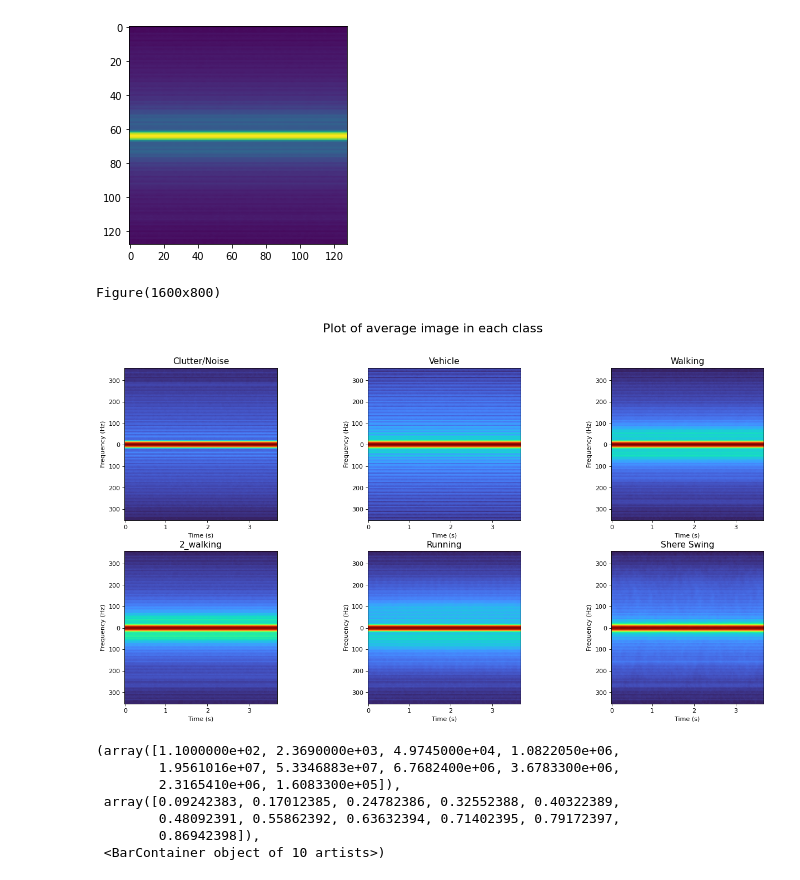
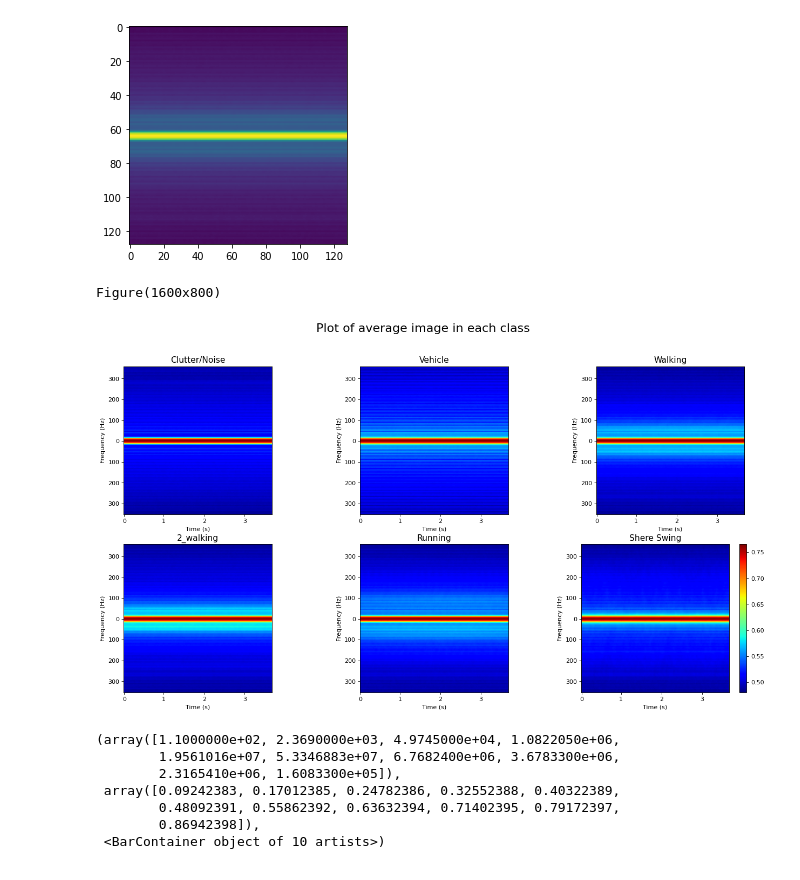
Before and after one commit to nemashy/Masters-Nyasha, a Jupyter notebook: Exploratory Data Analysis.ipynb, the cells around one changed output. Cells and saved outputs as stored; diff of their text form; code cells hidden in the pictures.

```diff
--- a/Exploratory Data Analysis.ipynb
+++ b/Exploratory Data Analysis.ipynb
@@ -172,7 +172,7 @@ fig.suptitle('Plot of average image in each class', fontsize=20)
 
 # Add plots
 ax1 = fig.add_subplot(2, 3, 1)
-ax1.imshow(avg_clutter_image, cmap='turbo')
+cs = ax1.imshow(avg_clutter_image, cmap='jet')
 ax1.set_xlabel('Time (s)')
 ax1.set_ylabel('Frequency (Hz)')
 ax1.set_yticks([10,  28, 46, 64, 82, 100, 118])
@@ -184,7 +184,7 @@ ax1.set_title('Clutter/Noise',
              fontsize = 14)
 
 ax2 = fig.add_subplot(2, 3, 2)
-ax2.imshow(avg_vehicle_image, cmap='turbo')
+ax2.imshow(avg_vehicle_image, cmap='jet')
 ax2.set_xlabel('Time (s)')
 ax2.set_ylabel('Frequency (Hz)')
 ax2.set_title('Vehicle',
@@ -195,7 +195,7 @@ ax2.set_xticks([0, 34, 69, 104])
 ax2.set_xticklabels([0, 1, 2, 3])
 
 ax3 = fig.add_subplot(2, 3, 3)
-ax3.imshow(avg_walking_image, cmap='turbo')
+ax3.imshow(avg_walking_image, cmap='jet')
 ax3.set_xlabel('Time (s)')
 ax3.set_ylabel('Frequency (Hz)')
 ax3.set_title('Walking',
@@ -206,41 +206,43 @@ ax3.set_xticks([0, 34, 69, 104])
 ax3.set_xticklabels([0, 1, 2, 3])
 
 ax4 = fig.add_subplot(2, 3, 4)
-ax4.imshow(avg_walking_2_image, cmap='turbo')
+ax4.imshow(avg_walking_2_image, cmap='jet')
 ax4.set_xlabel('Time (s)')
 ax4.set_ylabel('Frequency (Hz)')
 ax4.set_title('2_walking',
              fontsize = 14)
 ax4.set_yticks([10,  28, 46, 64, 82, 100, 118])
 ax4.set_yticklabels([300, 200, 100, 0, 100, 200, 300])
 ax4.set_xticks([0, 34, 69, 104])
 ax4.set_xticklabels([0, 1, 2, 3])
 
 ax5 = fig.add_subplot(2, 3, 5)
-ax5.imshow(avg_running_image, cmap='turbo')
+ax5.imshow(avg_running_image, cmap='jet')
 ax5.set_xlabel('Time (s)')
 ax5.set_ylabel('Frequency (Hz)')
 ax5.set_title('Running',
              fontsize = 14)
 ax5.set_yticks([10,  28, 46, 64, 82, 100, 118])
 ax5.set_yticklabels([300, 200, 100, 0, 100, 200, 300])
 ax5.set_xticks([0, 34, 69, 104])
 ax5.set_xticklabels([0, 1, 2, 3])
 
 ax6 = fig.add_subplot(2, 3, 6)
-ax6.imshow(avg_sphere_swing_image, cmap='turbo')
+ax6.imshow(avg_sphere_swing_image, cmap='jet')
 ax6.set_xlabel('Time (s)')
 ax6.set_ylabel('Frequency (Hz)')
 ax6.set_title('Shere Swing',
              fontsize = 14)
 ax6.set_yticks([10,  28, 46, 64, 82, 100, 118])
 ax6.set_yticklabels([300, 200, 100, 0, 100, 200, 300])
 ax6.set_xticks([0, 34, 69, 104])
 ax6.set_xticklabels([0, 1, 2, 3])
+
+fig.colorbar(cs)
 fig.savefig('Subplot_ex3.png')
 # %% [output]
 Figure(1600x800)
-[figure, old version]
+[figure, new version]
 # %%
 plt.hist(walking_data)
 # %% [output]
```
Also changed, not shown: parts of 7 cells of this notebook, 1 other file.
